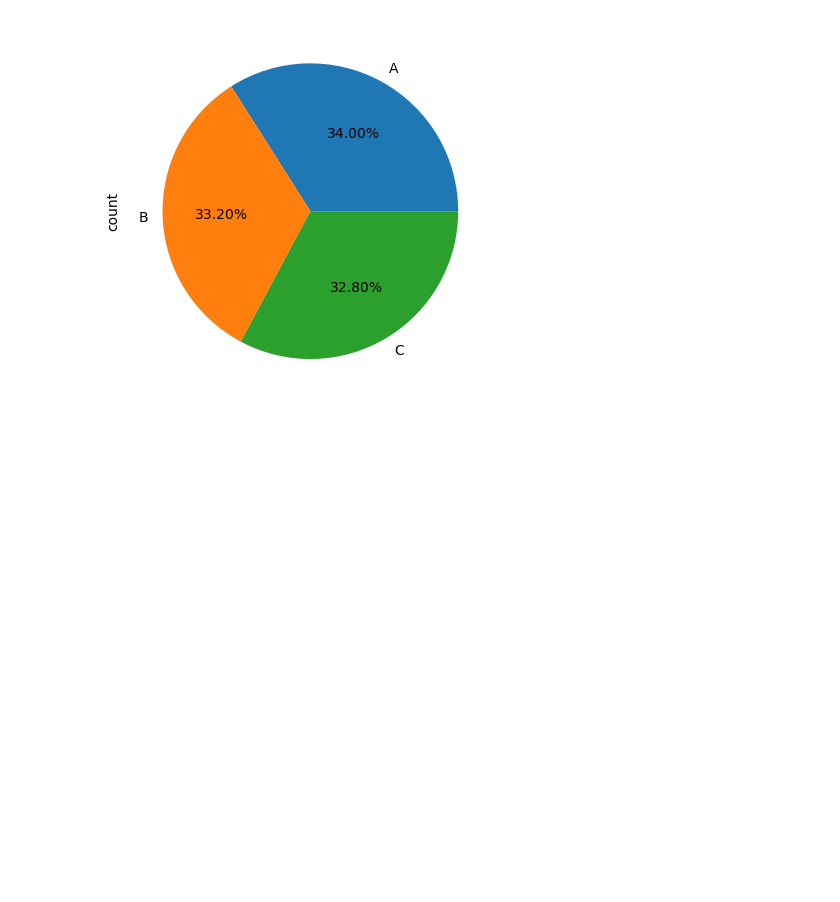
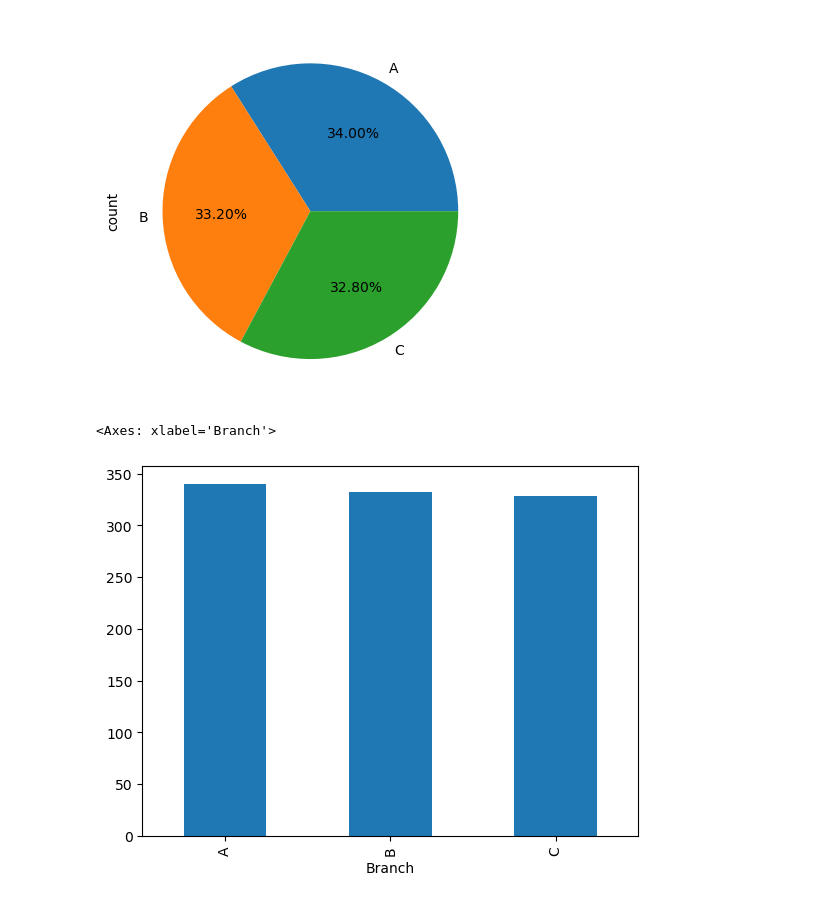
Before and after one commit to Thejaswee-Badepalle/Machine-Learning, a Jupyter notebook: Univariate Analysis.ipynb, the cells around one changed output. Cells and saved outputs as stored; diff of their text form; code cells hidden in the pictures; blank space fills up the shorter version.

```diff
--- a/Univariate Analysis.ipynb
+++ b/Univariate Analysis.ipynb
@@ -187,3 +187,8 @@ df['Branch'].value_counts().plot(kind = "pie", autopct = "%1.2f%%")
 # %% [output]
 <Axes: ylabel='count'>
 [figure]
+# %%
+df['Branch'].value_counts().plot(kind = "bar")
+# %% [output]
+<Axes: xlabel='Branch'>
+[figure, added]
```
Also changed, not shown: parts of 46 cells of this notebook.
